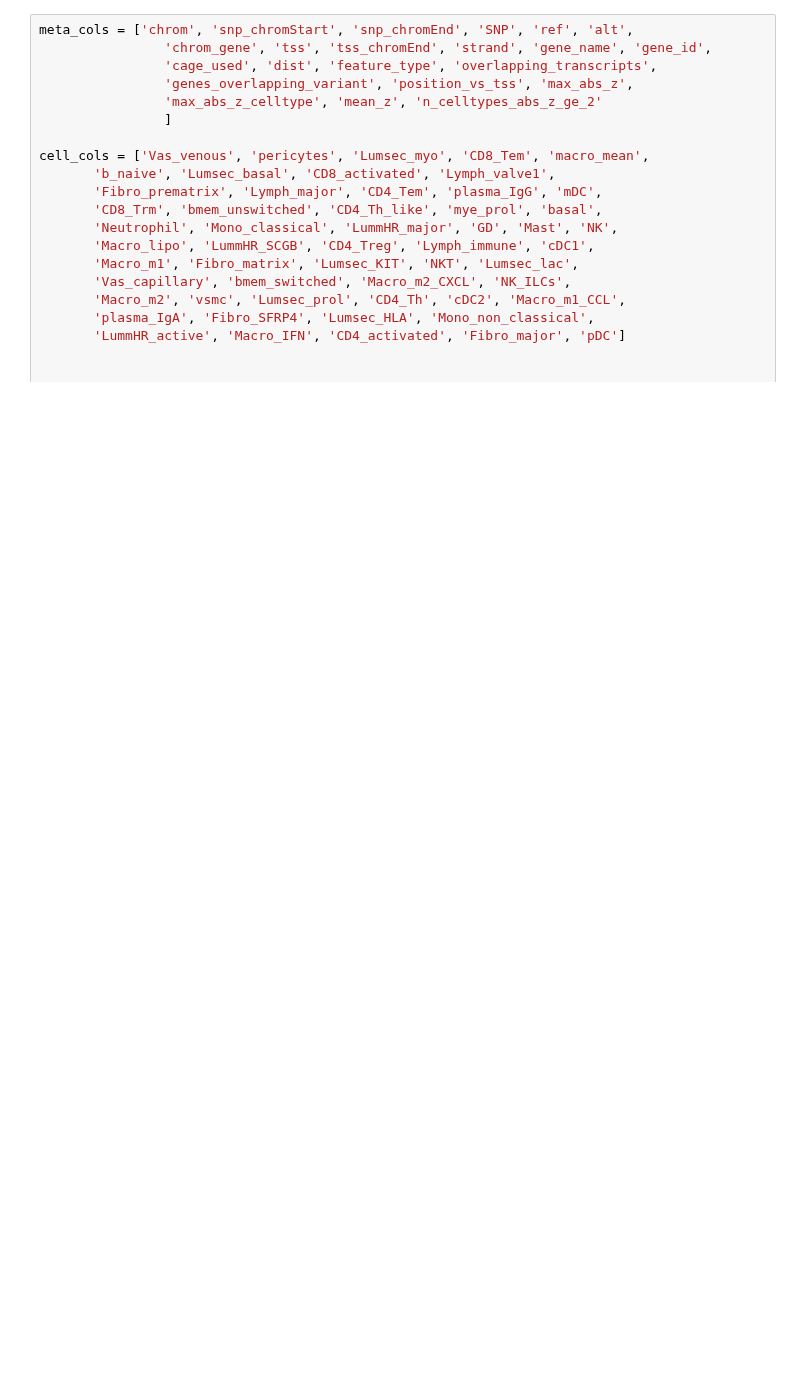
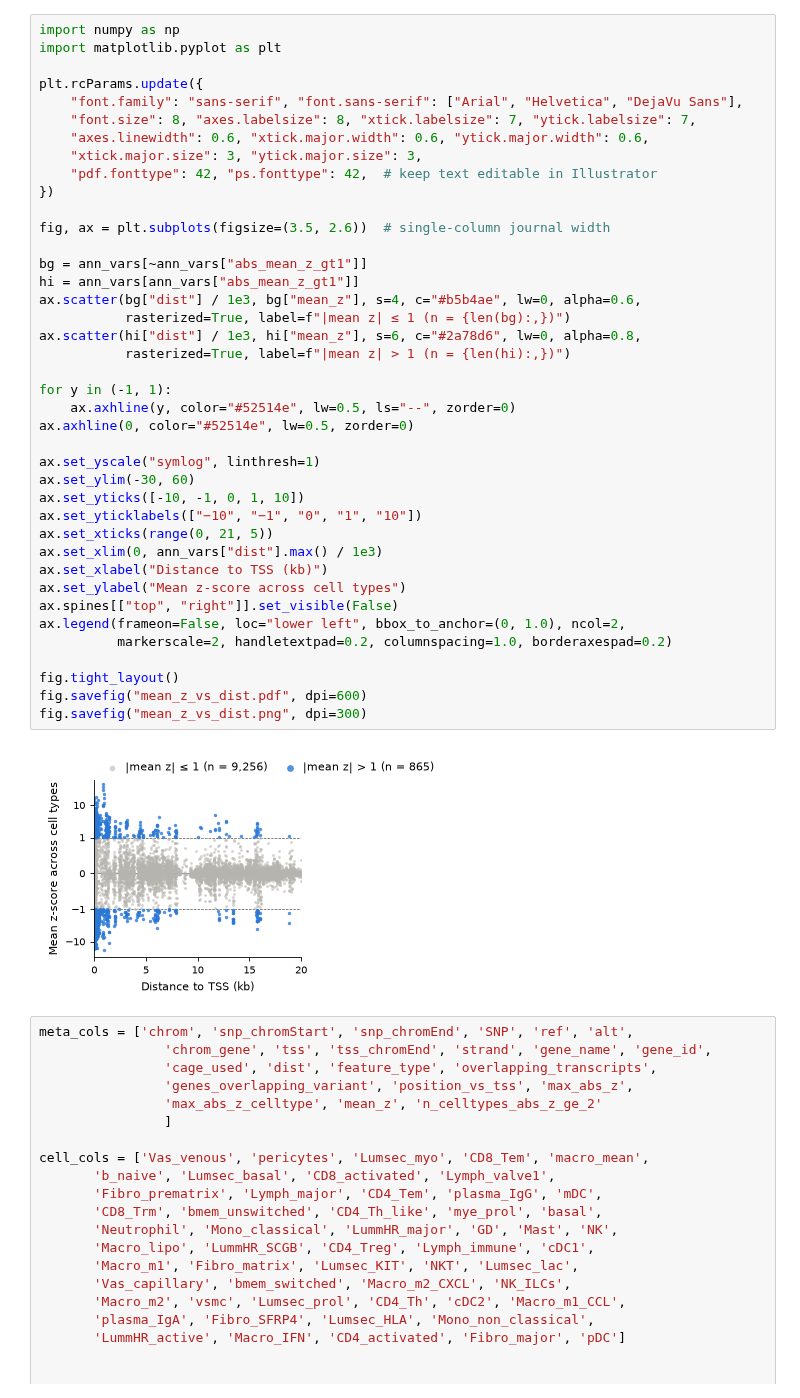
Before and after one commit to eirikhoye/action_var, a Jupyter notebook: workflow/notebooks/analyze_variant_annotation.ipynb, the cells around one changed output. Drawn from its saved outputs; the diff is of its cells as text; blank space fills up the shorter version.

```diff
--- a/workflow/notebooks/analyze_variant_annotation.ipynb
+++ b/workflow/notebooks/analyze_variant_annotation.ipynb
@@ -25,3 +152,45 @@ sns.scatterplot(
+# %%
+import numpy as np
+import matplotlib.pyplot as plt
+
+plt.rcParams.update({
+    "font.family": "sans-serif", "font.sans-serif": ["Arial", "Helvetica", "DejaVu Sans"],
+    "font.size": 8, "axes.labelsize": 8, "xtick.labelsize": 7, "ytick.labelsize": 7,
+    "axes.linewidth": 0.6, "xtick.major.width": 0.6, "ytick.major.width": 0.6,
+    "xtick.major.size": 3, "ytick.major.size": 3,
+    "pdf.fonttype": 42, "ps.fonttype": 42,  # keep text editable in Illustrator
+})
+
+fig, ax = plt.subplots(figsize=(3.5, 2.6))  # single-column journal width
+
+bg = ann_vars[~ann_vars["abs_mean_z_gt1"]]
+hi = ann_vars[ann_vars["abs_mean_z_gt1"]]
+ax.scatter(bg["dist"] / 1e3, bg["mean_z"], s=4, c="#b5b4ae", lw=0, alpha=0.6,
+           rasterized=True, label=f"|mean z| ≤ 1 (n = {len(bg):,})")
+ax.scatter(hi["dist"] / 1e3, hi["mean_z"], s=6, c="#2a78d6", lw=0, alpha=0.8,
+           rasterized=True, label=f"|mean z| > 1 (n = {len(hi):,})")
+
+for y in (-1, 1):
+    ax.axhline(y, color="#52514e", lw=0.5, ls="--", zorder=0)
+ax.axhline(0, color="#52514e", lw=0.5, zorder=0)
+
+ax.set_yscale("symlog", linthresh=1)
+ax.set_ylim(-30, 60)
+ax.set_yticks([-10, -1, 0, 1, 10])
+ax.set_yticklabels(["−10", "−1", "0", "1", "10"])
+ax.set_xticks(range(0, 21, 5))
+ax.set_xlim(0, ann_vars["dist"].max() / 1e3)
+ax.set_xlabel("Distance to TSS (kb)")
+ax.set_ylabel("Mean z-score across cell types")
+ax.spines[["top", "right"]].set_visible(False)
+ax.legend(frameon=False, loc="lower left", bbox_to_anchor=(0, 1.0), ncol=2,
+          markerscale=2, handletextpad=0.2, columnspacing=1.0, borderaxespad=0.2)
+
+fig.tight_layout()
+fig.savefig("mean_z_vs_dist.pdf", dpi=600)
+fig.savefig("mean_z_vs_dist.png", dpi=300)
+# %% [output]
+[figure, added]
 # %%
 meta_cols = ['chrom', 'snp_chromStart', 'snp_chromEnd', 'SNP', 'ref', 'alt',
                 'chrom_gene', 'tss', 'tss_chromEnd', 'strand', 'gene_name', 'gene_id',
```
Also changed, not shown: parts of 11 cells of this notebook, 8 other files.
